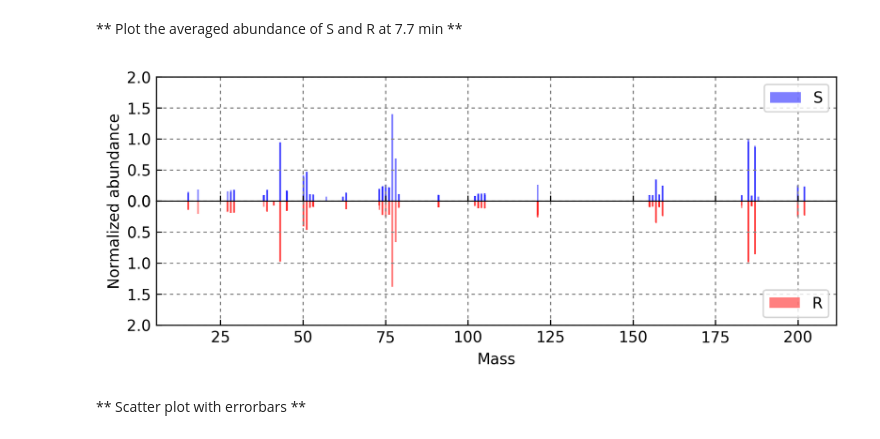
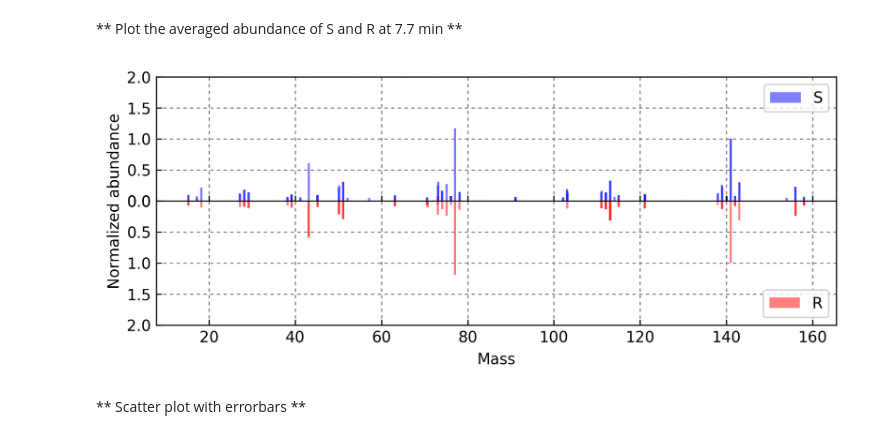
Before and after one commit to YuZhangIsCoding/Mass-Spectroscopy, a Jupyter notebook: 4cl-a-methyl-benzyl-alcohol/DataAnalysisof4cl.ipynb, the cells around one changed output. Drawn from its saved outputs; the diff is of its cells as text; code cells hidden in the pictures.

Commit message:
Preprocessing the data and drop outliers

```diff
--- a/4cl-a-methyl-benzyl-alcohol/DataAnalysisof4cl.ipynb
+++ b/4cl-a-methyl-benzyl-alcohol/DataAnalysisof4cl.ipynb
@@ -81,0 +148,5 @@ def select_df_pd(df, time, chiral_type):
+# %%
+S.drop(2, axis = 1)
+S['avg'] = S.iloc[:, :-3].mean(axis = 1, skipna = True)
+S['std'] = S.iloc[:, :-3].std(axis = 1, skipna = True)
+S['cnt'] = S.iloc[:, :-3].count(axis = 1, numeric_only = True)
@@ -88,8 +186,8 @@ def plot_twin_bar(s, r, width = 0.5, title = 'Standard deviation at 7.7 min',
     '''
     fig, axes = plt.subplots(2, figsize = (8, 3), dpi = 300, sharex = True)
     axes[0].set_title(title)
-    axes[0].bar(s[0], s[1], width, color = 'b', alpha = 0.5, label = 'S')
-    axes[1].bar(r[0], r[1], width, color = 'r', alpha = 0.5, label = 'R')
+    axes[0].bar(s.index, s['avg'], width, color = 'b', alpha = 0.5, label = 'S')
+    axes[1].bar(r.index, r['avg'], width, color = 'r', alpha = 0.5, label = 'R')
     axes[0].set_ylabel(ylabel, ha = 'center')
     axes[0].yaxis.set_label_coords(-0.05, 0)
     axes[0].legend(loc = 'upper right')
@@ -128,3 +226,3 @@ def plot_twin_error(s, r, title = 'Averaged abundance with errorbars at 7.7 min'
 # %%
-df_s_77 = select_df_pd(df, '7.7', 'S').sort_values('avg', ascending = False).iloc[:100].sort_index()
-df_r_77 = select_df_pd(df, '7.7', 'R').sort_values('avg', ascending = False).iloc[:100].sort_index()
+S_top = S[['avg','std','cnt']].sort_values('avg', ascending = False).iloc[:100].sort_index()
+R_top = R[['avg','std','cnt']].sort_values('avg', ascending = False).iloc[:100].sort_index()
@@ -154,8 +231,8 @@ df_s_77
 
 Here we just drop those data, because they will be statistically insignificant anyway.
 # %%
-df_s_77.dropna(how = 'any', inplace = True)
-df_r_77.dropna(how = 'any', inplace = True)
+S_top.dropna(how = 'any', inplace = True)
+R_top.dropna(how = 'any', inplace = True)
 # %% [markdown]
 ** Showing the top 10 most frequent peaks in the compound S **
 # %%
@@ -244,9 +300,8 @@ df_s_77
 # %% [markdown]
 ** Plot the averaged abundance of S and R at 7.7 min **
 # %%
-plot_twin_bar((df_s_77.index, df_s_77['avg']), (df_r_77.index, df_r_77['avg']), width = 0.5,
-             title = '')
+plot_twin_bar(S_top, R_top, width = 0.5, title = '')
 # %% [output]
-[figure, old version]
+[figure, new version]
 # %% [markdown]
 ** Scatter plot with errorbars **
```
Also changed, not shown: parts of 43 cells of this notebook, 1 other file.
